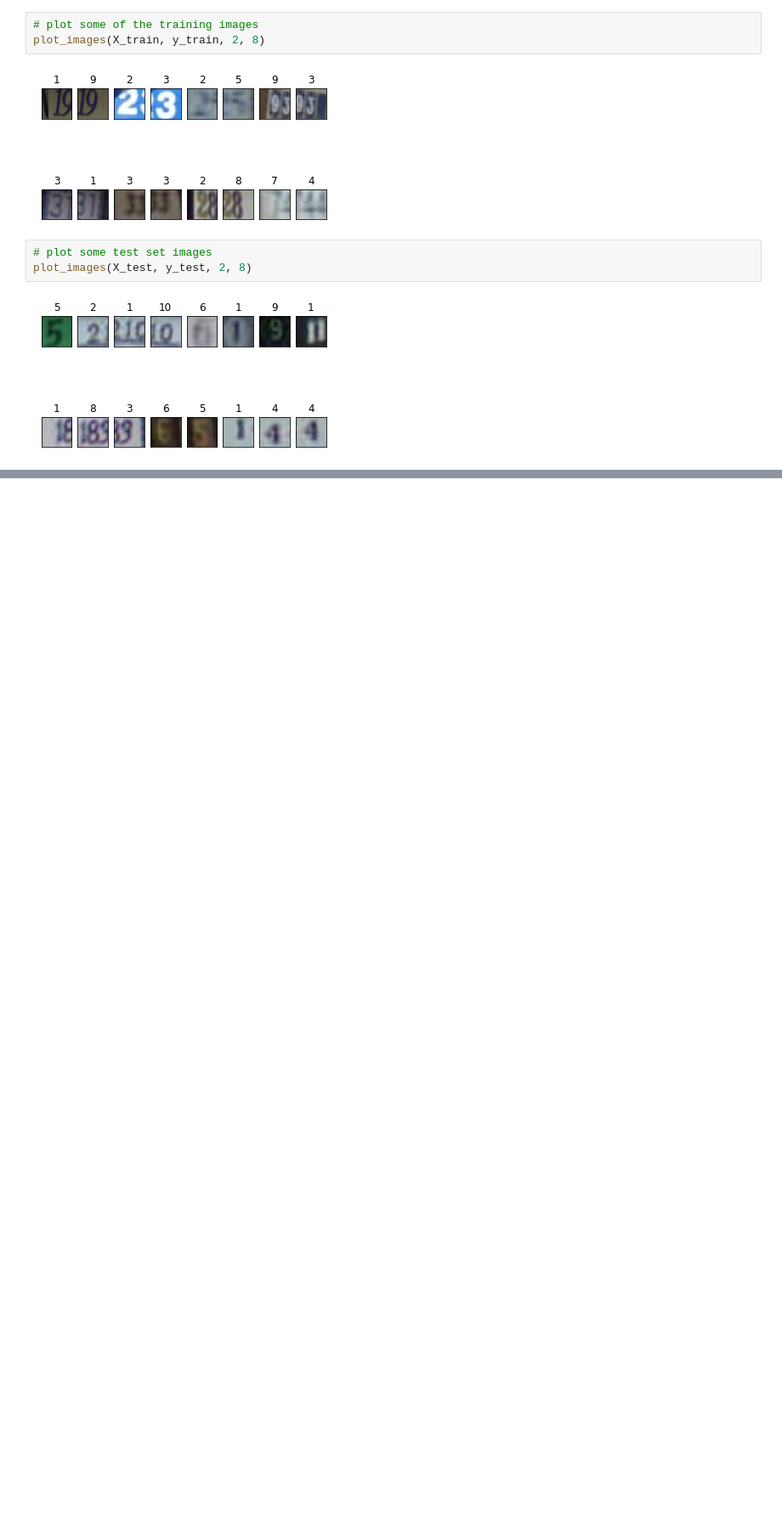
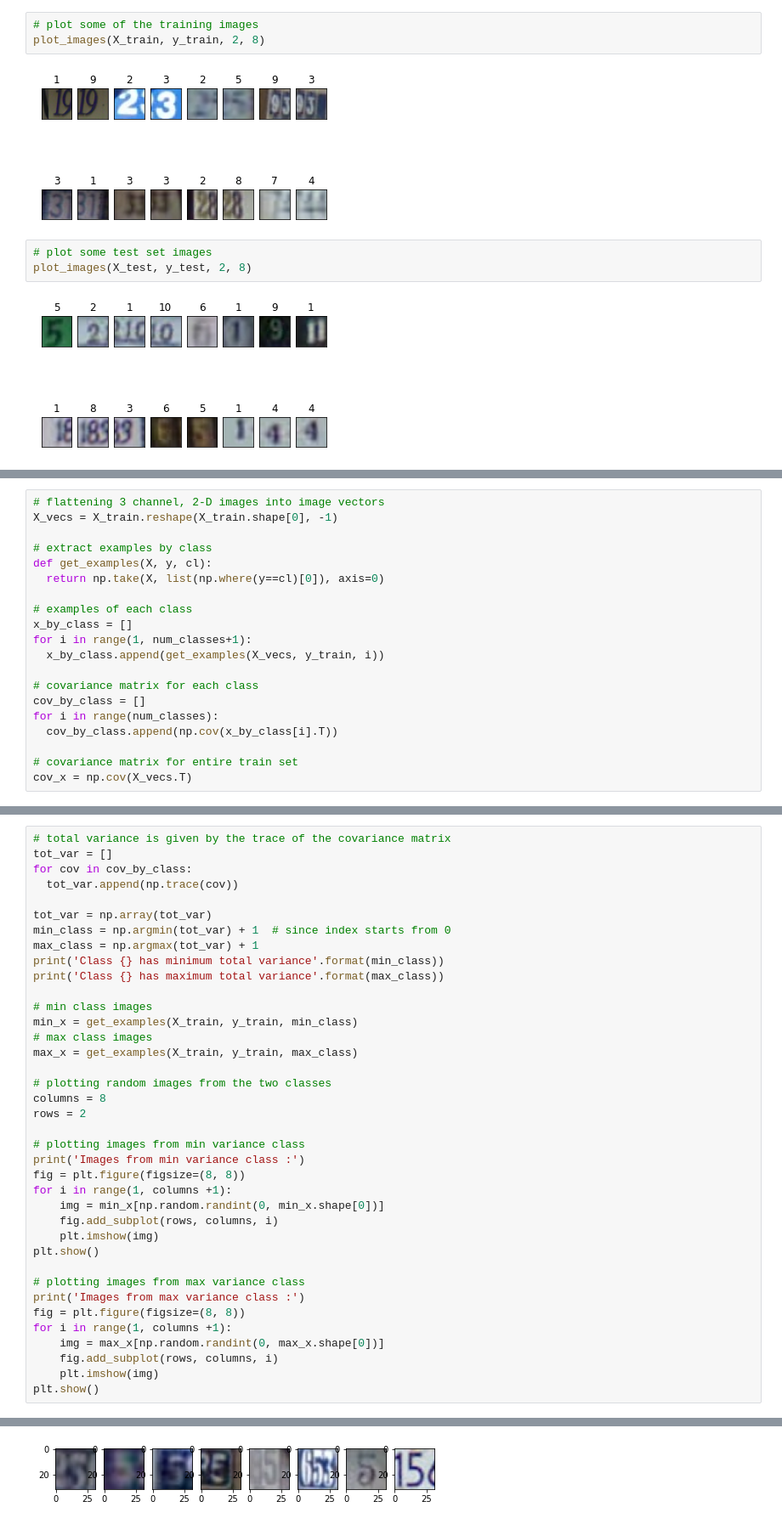
Before and after one commit to tatami-galaxy/DS-503, a Jupyter notebook: assignments/A1/DS503_Assignment1_Q1.ipynb, the cells around one changed output, grey strips where cells are left out. Shown: that part at 85% size. Drawn from its saved outputs; the diff is of its cells as text; blank space fills up the shorter version.

```diff
--- a/assignments/A1/DS503_Assignment1_Q1.ipynb
+++ b/assignments/A1/DS503_Assignment1_Q1.ipynb
@@ -77,0 +104,20 @@ print(np.unique(y_train))
+# %%
+# flattening 3 channel, 2-D images into image vectors
+X_vecs = X_train.reshape(X_train.shape[0], -1)
+
+# extract examples by class
+def get_examples(X, y, cl):
+  return np.take(X, list(np.where(y==cl)[0]), axis=0)
+
+# examples of each class
+x_by_class = []
+for i in range(1, num_classes+1):
+  x_by_class.append(get_examples(X_vecs, y_train, i))
+
+# covariance matrix for each class
+cov_by_class = []
+for i in range(num_classes):
+  cov_by_class.append(np.cov(x_by_class[i].T))
+
+# covariance matrix for entire train set
+cov_x = np.cov(X_vecs.T)
@@ -77,0 +127,39 @@ print(np.unique(y_train))
+# %%
+# total variance is given by the trace of the covariance matrix
+tot_var = []
+for cov in cov_by_class:
+  tot_var.append(np.trace(cov))
+
+tot_var = np.array(tot_var)
+min_class = np.argmin(tot_var) + 1  # since index starts from 0
+max_class = np.argmax(tot_var) + 1
+print('Class {} has minimum total variance'.format(min_class))
+print('Class {} has maximum total variance'.format(max_class))
+
+# min class images
+min_x = get_examples(X_train, y_train, min_class)
+# max class images
+max_x = get_examples(X_train, y_train, max_class)
+
+# plotting random images from the two classes
+columns = 8
+rows = 2
+
+# plotting images from min variance class
+print('Images from min variance class :')
+fig = plt.figure(figsize=(8, 8))
+for i in range(1, columns +1):
+    img = min_x[np.random.randint(0, min_x.shape[0])]
+    fig.add_subplot(rows, columns, i)
+    plt.imshow(img)
+plt.show()
+
+# plotting images from max variance class
+print('Images from max variance class :')
+fig = plt.figure(figsize=(8, 8))
+for i in range(1, columns +1):
+    img = max_x[np.random.randint(0, max_x.shape[0])]
+    fig.add_subplot(rows, columns, i)
+    plt.imshow(img)
+plt.show()
+# %% [output]
@@ -77,0 +169 @@ print(np.unique(y_train))
+[figure, added]
```
Also changed, not shown: parts of 29 cells of this notebook, 2 other files.
